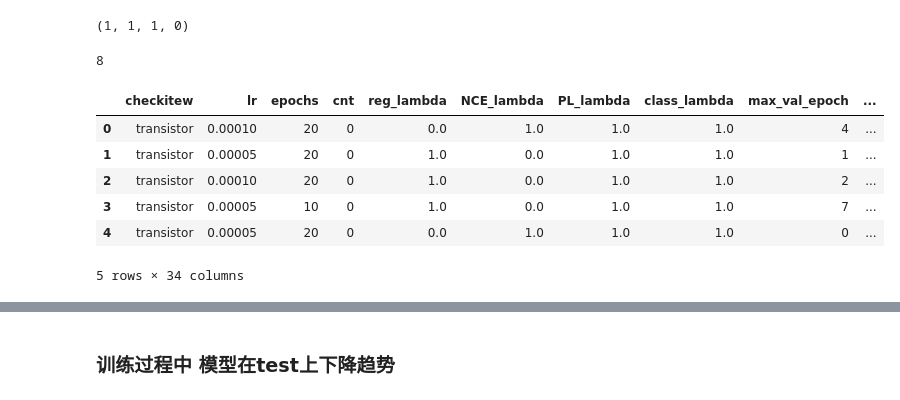
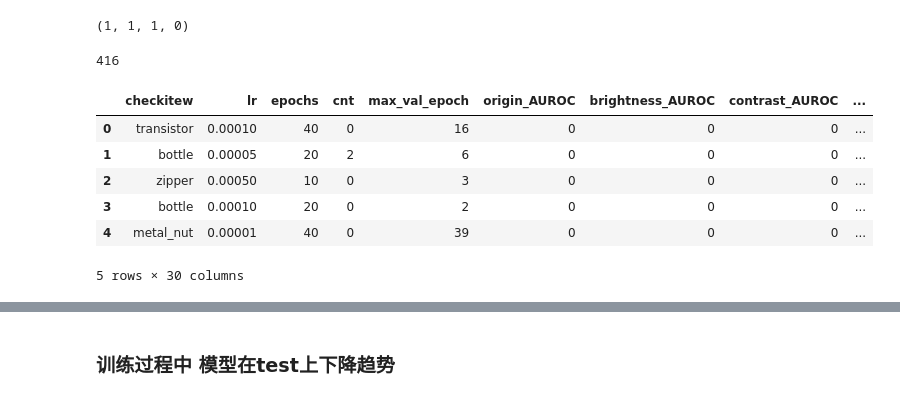
Before and after one commit to EIPsilly/deviation-network-image, a Jupyter notebook: analysis/file_folder_analysis_MVTEC.ipynb, the cells around one changed output, grey strips where cells are left out. Cells and saved outputs as stored; diff of their text form; code cells hidden in the pictures.

```diff
--- a/analysis/file_folder_analysis_MVTEC.ipynb
+++ b/analysis/file_folder_analysis_MVTEC.ipynb
@@ -15,10 +16,12 @@ dir_path = '../results/MVTEC/DGAD/method13_MVTEC'
 dir_path = '../results/MVTEC/DGAD/method16'
 # dir_path = '../results/MVTEC/DGAD/method16_severity5'
 # dir_path = '../results/MVTEC/devnet/4domain_s5'
-dir_path = '../results/MVTEC/devnet/4domain'
+# dir_path = '../results/MVTEC/devnet/4domain'
 
 # dir_path = '../results/MVTEC/DGAD/method16_transistor'
-dir_path = '../results/MVTEC/DGAD/method16_transistor_lambda'
+# dir_path = '../results/MVTEC/DGAD/method16_transistor_lambda'
+# dir_path = '../results/MVTEC/DGAD/method16_toothbrush_lambda'
+# dir_path = '../results/MVTEC/DGAD/method16_transistor_tau'
 # %%
 import itertools
 # normal_class=["0", "1", "2", "3", "4", "5", "6"]
@@ -44,6 +47,8 @@ ans = []
 para_name_list=["checkitew", "lr", "epochs", "cnt",]
 if dir_path.__contains__("lambda"):
     para_name_list=["checkitew", "lr", "epochs", "cnt", "reg_lambda", "NCE_lambda", "PL_lambda", "class_lambda"]
+if dir_path.__contains__("tau"):
+    para_name_list=["checkitew", "lr", "epochs", "cnt", "tau1", "tau2",]
 # para_name_list=["checkitew", "lr", "epochs", "cnt","reg_lambda"]
 # para_name_list=["checkitew", "lr", "epochs", "cnt", "tau1", "tau2", "reg_lambda", "NCE_lambda", "PL_lambda"]
 # para_name_list=["checkitew", "lr", "epochs", "cnt", "origin_svdd_lambda", "class_svdd_lambda", "align_lambda", "beta"]
@@ -71,41 +76,41 @@ for file_name in os.listdir(dir_path):
             record.append(data["val_max_metric"].item()["metric"][key]["AUROC"])
         for key in domain_list:
             record.append(data["val_max_metric"].item()["metric"][key]["AUPRC"])
     else:
         for key in domain_list:
             record.append(data["test_metric"].item()[key]["AUROC"])
         for key in domain_list:
             record.append(data["test_metric"].item()[key]["AUPRC"])
         for key in domain_list:
             record.append(data["test_results_list"][max_epoch][key]["AUROC"])
         for key in domain_list:
             record.append(data["test_results_list"][max_epoch][key]["AUPRC"])
 
     record.append(file_name)
     ans.append(record)
 
 ans = pd.DataFrame(ans,columns=para_name_list + ["max_val_epoch"] +\
              [f'{item}_AUROC' for item in domain_list] + \
                 [f'{item}_AUPRC' for item in domain_list] +\
                     [f'val_{item}_AUROC' for item in domain_list] +\
                         [f'val_{item}_AUPRC' for item in domain_list] + ["file_name"])
 
 ans["checkitew"] = ans["checkitew"].astype(str)
 ans["AUROC_mean"] = ans[[f'{item}_AUROC' for item in domain_list]].mean(axis = 1)
 ans["AUPRC_mean"] = ans[[f'{item}_AUPRC' for item in domain_list]].mean(axis = 1)
 ans["val_AUROC_mean"] = ans[[f'val_{item}_AUROC' for item in domain_list]].mean(axis = 1)
 ans["val_AUPRC_mean"] = ans[[f'val_{item}_AUPRC' for item in domain_list]].mean(axis = 1)
 ans["checkitew"] = ans["checkitew"].apply(lambda x :re.sub("\[|\]|,", "", x))
 ans.head(5)
 # %% [output]
-8
+416
-|  | checkitew | lr | epochs | cnt | reg_lambda | NCE_lambda | PL_lambda | class_lambda | max_val_epoch | ... |
-| 0 | transistor | 0.00010 | 20 | 0 | 0.0 | 1.0 | 1.0 | 1.0 | 4 | ... |
-| 1 | transistor | 0.00005 | 20 | 0 | 1.0 | 0.0 | 1.0 | 1.0 | 1 | ... |
-| 2 | transistor | 0.00010 | 20 | 0 | 1.0 | 0.0 | 1.0 | 1.0 | 2 | ... |
-| 3 | transistor | 0.00005 | 10 | 0 | 1.0 | 0.0 | 1.0 | 1.0 | 7 | ... |
-| 4 | transistor | 0.00005 | 20 | 0 | 0.0 | 1.0 | 1.0 | 1.0 | 0 | ... |
+|  | checkitew | lr | epochs | cnt | max_val_epoch | origin_AUROC | brightness_AUROC | contrast_AUROC | ... |
+| 0 | transistor | 0.00010 | 40 | 0 | 16 | 0 | 0 | 0 | ... |
+| 1 | bottle | 0.00005 | 20 | 2 | 6 | 0 | 0 | 0 | ... |
+| 2 | zipper | 0.00050 | 10 | 0 | 3 | 0 | 0 | 0 | ... |
+| 3 | bottle | 0.00010 | 20 | 0 | 2 | 0 | 0 | 0 | ... |
+| 4 | metal_nut | 0.00001 | 40 | 0 | 39 | 0 | 0 | 0 | ... |
-5 rows × 34 columns
+5 rows × 30 columns
 # %%
 ans["checkitew"].value_counts()
 # %% [output]
```
Also changed, not shown: parts of 20 cells of this notebook, 9 other files.
